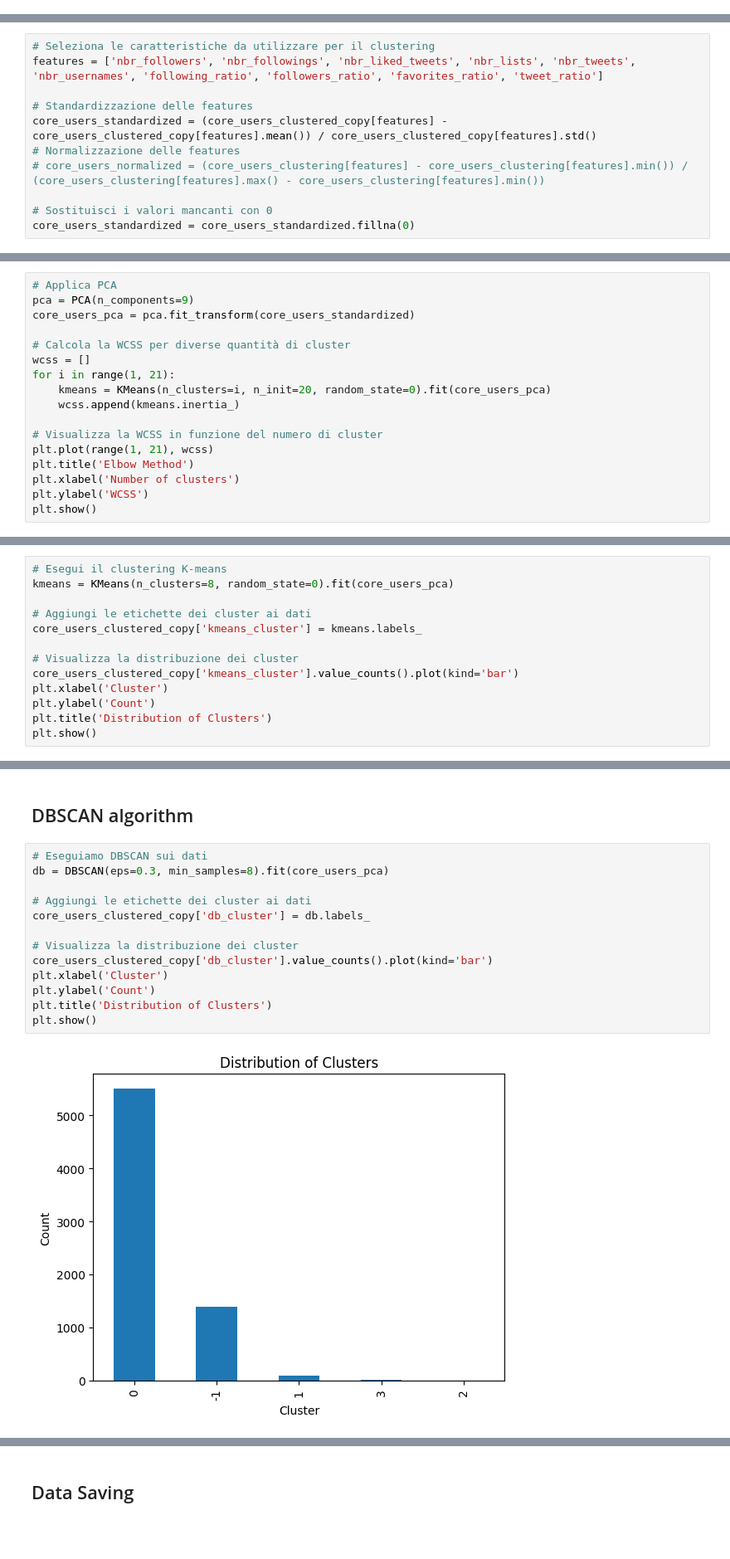
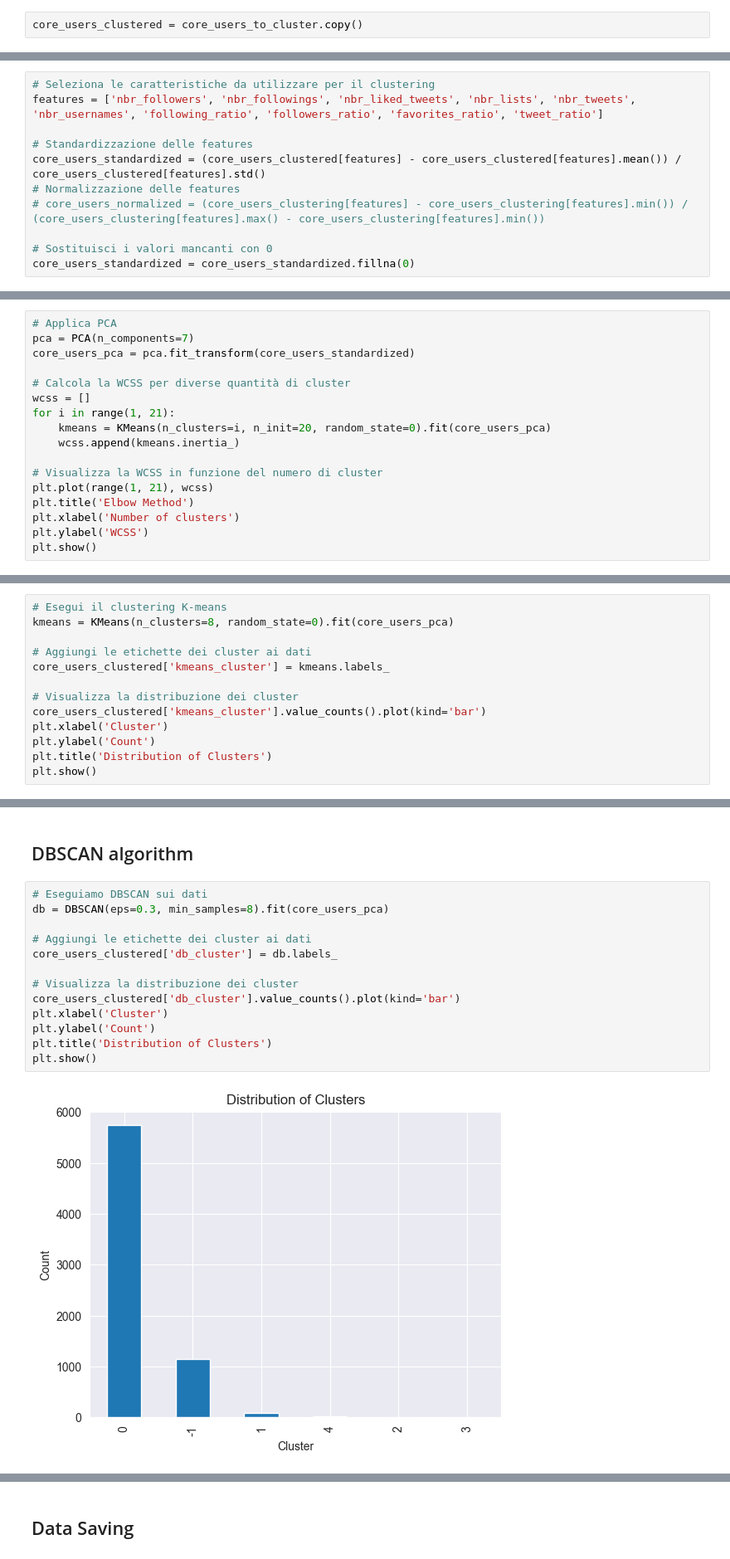
Before and after one commit to davisf20/characterization-of-user-misbehavior-in-online-social-media, a Jupyter notebook: notebooks/clusteringAnalysis.ipynb, the cells around one changed output, grey strips where cells are left out. Shown: that part at 83% size. Cells and saved outputs as stored; diff of their text form; blank space fills up the shorter version.

```diff
--- a/notebooks/clusteringAnalysis.ipynb
+++ b/notebooks/clusteringAnalysis.ipynb
@@ -20,3 +18,5 @@ core_users_clustered_copy = core_users_clustered.copy()
+# %%
+core_users_clustered = core_users_to_cluster.copy()
 # %% [markdown]
 ## K-Means
 # %% [markdown]
@@ -28,7 +28,7 @@ Selezione delle features e standardizzazione dei dati.
 features = ['nbr_followers', 'nbr_followings', 'nbr_liked_tweets', 'nbr_lists', 'nbr_tweets', 'nbr_usernames', 'following_ratio', 'followers_ratio', 'favorites_ratio', 'tweet_ratio']
 
 # Standardizzazione delle features
-core_users_standardized = (core_users_clustered_copy[features] - core_users_clustered_copy[features].mean()) / core_users_clustered_copy[features].std()
+core_users_standardized = (core_users_clustered[features] - core_users_clustered[features].mean()) / core_users_clustered[features].std()
 # Normalizzazione delle features
 # core_users_normalized = (core_users_clustering[features] - core_users_clustering[features].min()) / (core_users_clustering[features].max() - core_users_clustering[features].min())
 
@@ -56,7 +56,7 @@ plt.show()
 Applicazione della PCA per ridurre le dimensioni del dataset e utilizzo dell'Eblow Method per determinare il numero di cluster da utilizzare.
 # %%
 # Applica PCA
-pca = PCA(n_components=9)
+pca = PCA(n_components=7)
 core_users_pca = pca.fit_transform(core_users_standardized)
 
 # Calcola la WCSS per diverse quantità di cluster
@@ -80,10 +80,10 @@ plt.show()
 kmeans = KMeans(n_clusters=8, random_state=0).fit(core_users_pca)
 
 # Aggiungi le etichette dei cluster ai dati
-core_users_clustered_copy['kmeans_cluster'] = kmeans.labels_
+core_users_clustered['kmeans_cluster'] = kmeans.labels_
 
 # Visualizza la distribuzione dei cluster
-core_users_clustered_copy['kmeans_cluster'].value_counts().plot(kind='bar')
+core_users_clustered['kmeans_cluster'].value_counts().plot(kind='bar')
 plt.xlabel('Cluster')
 plt.ylabel('Count')
 plt.title('Distribution of Clusters')
@@ -130,18 +130,18 @@ plt.show()
 # %%
 # Eseguiamo DBSCAN sui dati
 db = DBSCAN(eps=0.3, min_samples=8).fit(core_users_pca)
 
 # Aggiungi le etichette dei cluster ai dati
-core_users_clustered_copy['db_cluster'] = db.labels_
+core_users_clustered['db_cluster'] = db.labels_
 
 # Visualizza la distribuzione dei cluster
-core_users_clustered_copy['db_cluster'].value_counts().plot(kind='bar')
+core_users_clustered['db_cluster'].value_counts().plot(kind='bar')
 plt.xlabel('Cluster')
 plt.ylabel('Count')
 plt.title('Distribution of Clusters')
 plt.show()
 # %% [output]
-[figure, old version]
+[figure, new version]
 # %%
 # # Visualizziamo i risultati
 # # plt.figure(figsize=(10, 7))
```
Also changed, not shown: parts of 8 cells of this notebook, 1 other file.
